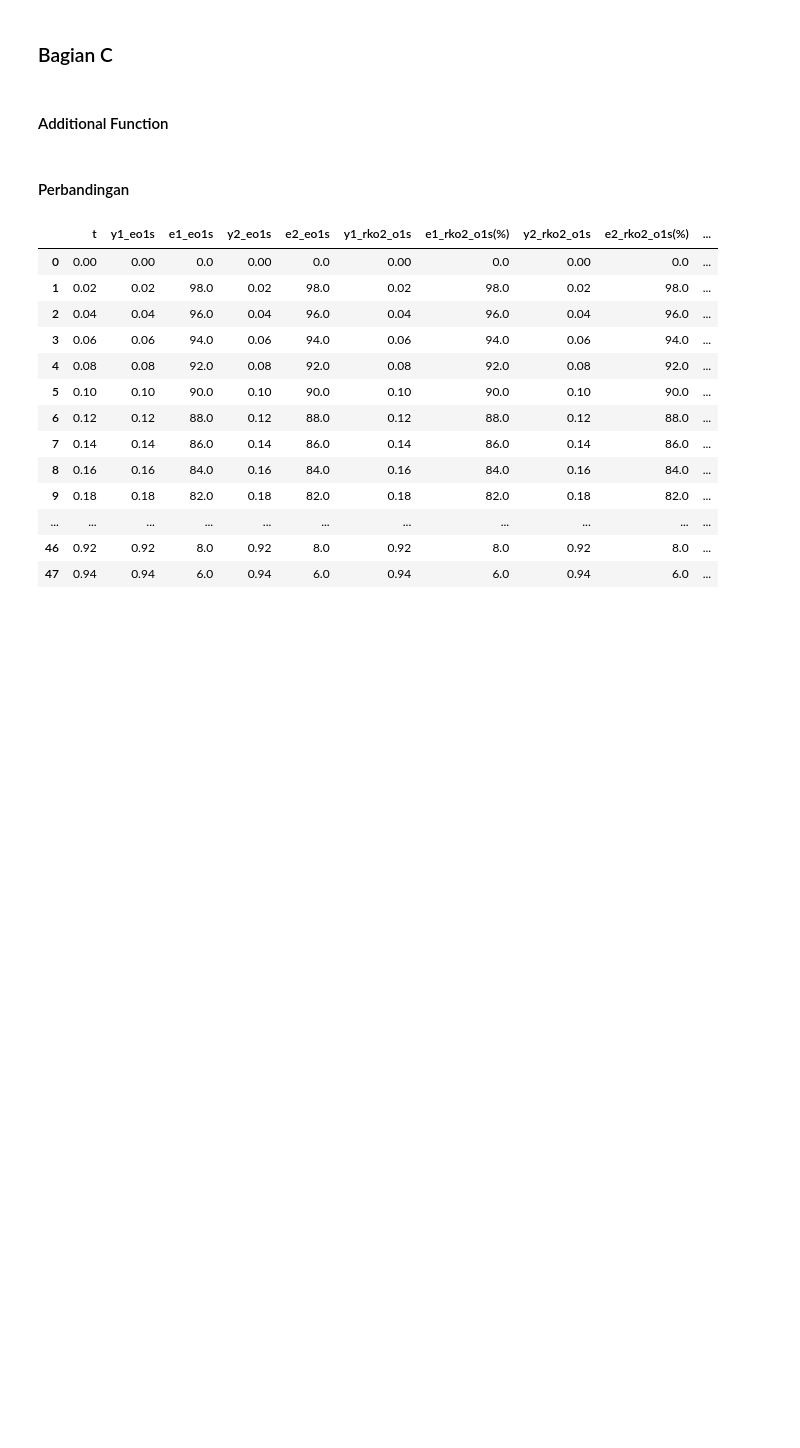
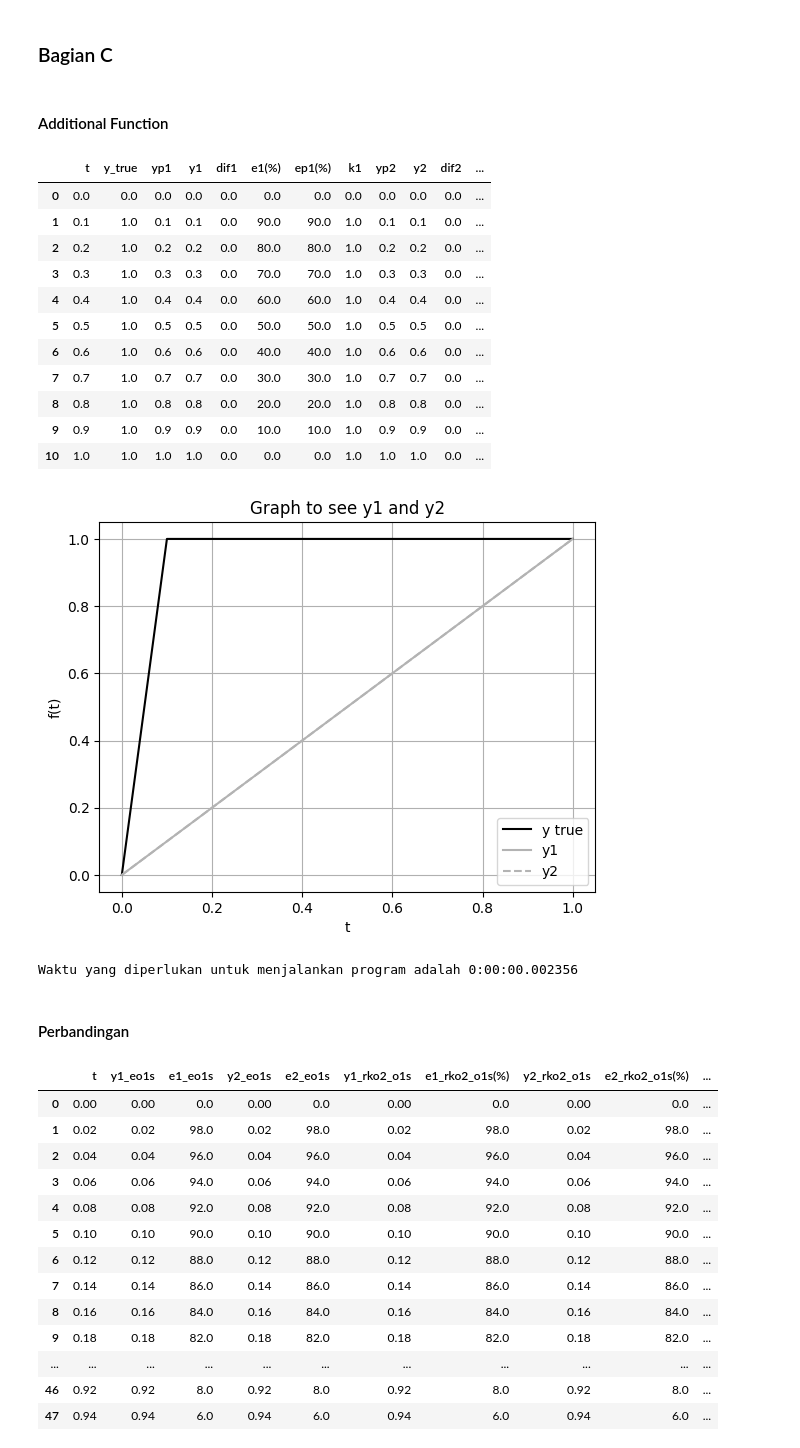
Before and after one commit to RendiZein/Metode-Rekayasa-Komputasi, a Jupyter notebook: RK_Method.ipynb, the cells around one changed output. Saved outputs shown, nothing was run; the diff lists cells and outputs as text; code cells hidden in the pictures; blank space fills up the shorter version.

```diff
--- a/RK_Method.ipynb
+++ b/RK_Method.ipynb
@@ -625,6 +653,23 @@ def euler_modified_simultaneusly_differential_equations_single_order_1(dt=0.1, p
     plt.legend(loc='lower right')
     plt.show()
     print("Waktu yang diperlukan untuk menjalankan program adalah {}".format(delta_time))
+# %%
+euler_modified_simultaneusly_differential_equations_single_order_1(dt=0.1, pr=2,eps=1.0)
+# %% [output]
+|  | t | y_true | yp1 | y1 | dif1 | e1(%) | ep1(%) | k1 | yp2 | y2 | dif2 | ... |
+| 0 | 0.0 | 0.0 | 0.0 | 0.0 | 0.0 | 0.0 | 0.0 | 0.0 | 0.0 | 0.0 | 0.0 | ... |
+| 1 | 0.1 | 1.0 | 0.1 | 0.1 | 0.0 | 90.0 | 90.0 | 1.0 | 0.1 | 0.1 | 0.0 | ... |
+| 2 | 0.2 | 1.0 | 0.2 | 0.2 | 0.0 | 80.0 | 80.0 | 1.0 | 0.2 | 0.2 | 0.0 | ... |
+| 3 | 0.3 | 1.0 | 0.3 | 0.3 | 0.0 | 70.0 | 70.0 | 1.0 | 0.3 | 0.3 | 0.0 | ... |
+| 4 | 0.4 | 1.0 | 0.4 | 0.4 | 0.0 | 60.0 | 60.0 | 1.0 | 0.4 | 0.4 | 0.0 | ... |
+| 5 | 0.5 | 1.0 | 0.5 | 0.5 | 0.0 | 50.0 | 50.0 | 1.0 | 0.5 | 0.5 | 0.0 | ... |
+| 6 | 0.6 | 1.0 | 0.6 | 0.6 | 0.0 | 40.0 | 40.0 | 1.0 | 0.6 | 0.6 | 0.0 | ... |
+| 7 | 0.7 | 1.0 | 0.7 | 0.7 | 0.0 | 30.0 | 30.0 | 1.0 | 0.7 | 0.7 | 0.0 | ... |
+| 8 | 0.8 | 1.0 | 0.8 | 0.8 | 0.0 | 20.0 | 20.0 | 1.0 | 0.8 | 0.8 | 0.0 | ... |
+| 9 | 0.9 | 1.0 | 0.9 | 0.9 | 0.0 | 10.0 | 10.0 | 1.0 | 0.9 | 0.9 | 0.0 | ... |
+| 10 | 1.0 | 1.0 | 1.0 | 1.0 | 0.0 | 0.0 | 0.0 | 1.0 | 1.0 | 1.0 | 0.0 | ... |
+[figure, added]
+Waktu yang diperlukan untuk menjalankan program adalah 0:00:00.002356
 # %% [markdown]
 #### Perbandingan
 # %%
```
Also changed, not shown: parts of 5 cells of this notebook.
